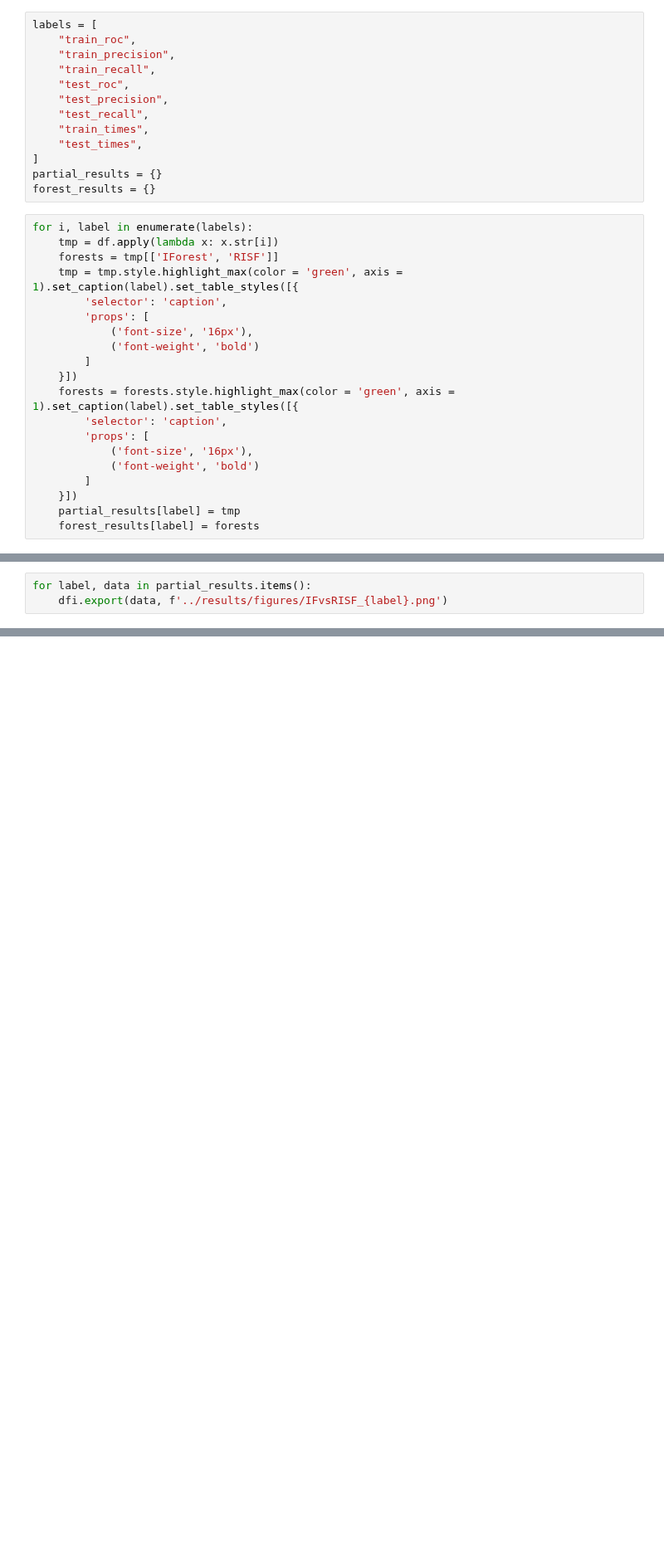
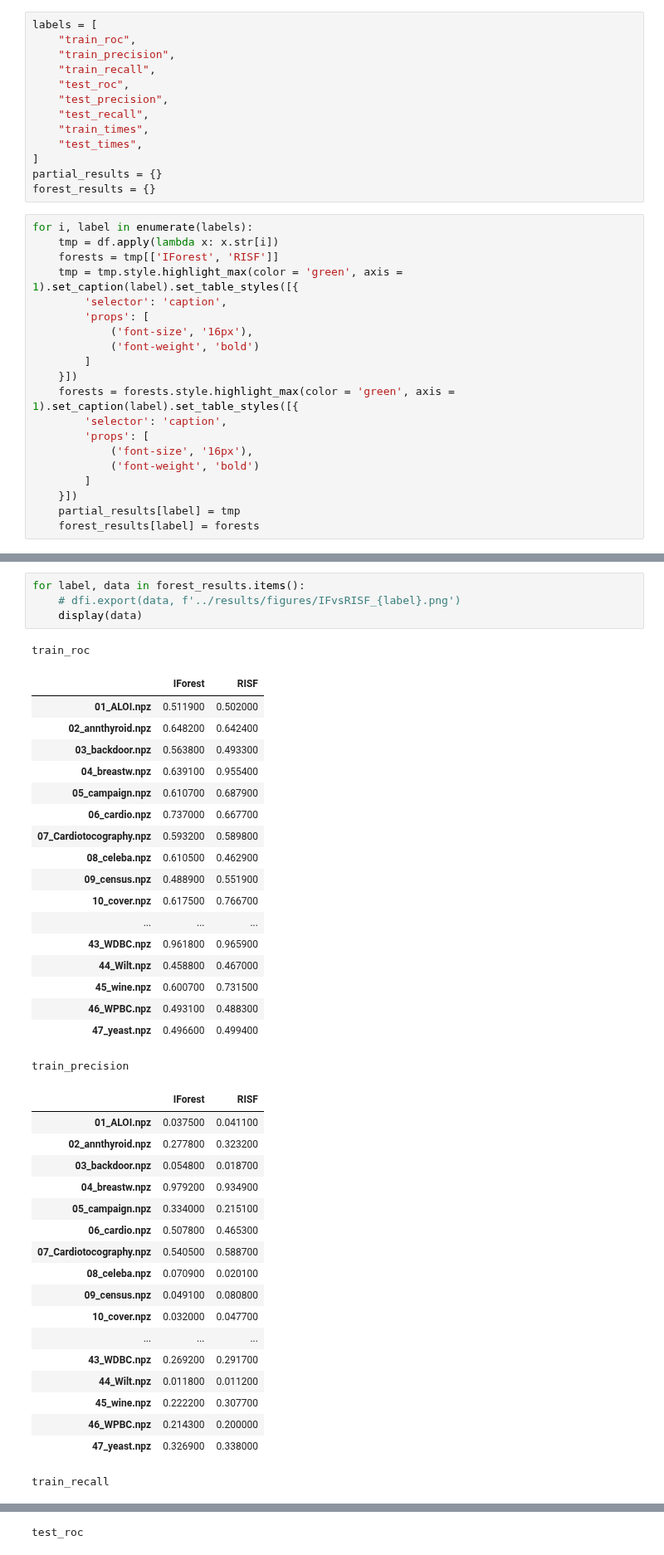
Before and after one commit to SebChw/RSIF, a Jupyter notebook: notebooks/visualitations.ipynb, the cells around one changed output, grey strips where cells are left out. Shown at 83% size. Cells and saved outputs as stored; diff of their text form; blank space fills up the shorter version.

```diff
--- a/notebooks/visualitations.ipynb
+++ b/notebooks/visualitations.ipynb
@@ -99,3 +189,42 @@ for label, data in partial_results.items():
 # %%
-for label, data in partial_results.items():
-    dfi.export(data, f'../results/figures/IFvsRISF_{label}.png')
+for label, data in forest_results.items():
+    # dfi.export(data, f'../results/figures/IFvsRISF_{label}.png')
+    display(data)
+# %% [output]
+train_roc
+|  | IForest | RISF |
+| 01_ALOI.npz | 0.511900 | 0.502000 |
+| 02_annthyroid.npz | 0.648200 | 0.642400 |
+| 03_backdoor.npz | 0.563800 | 0.493300 |
+| 04_breastw.npz | 0.639100 | 0.955400 |
+| 05_campaign.npz | 0.610700 | 0.687900 |
+| 06_cardio.npz | 0.737000 | 0.667700 |
+| 07_Cardiotocography.npz | 0.593200 | 0.589800 |
+| 08_celeba.npz | 0.610500 | 0.462900 |
+| 09_census.npz | 0.488900 | 0.551900 |
+| 10_cover.npz | 0.617500 | 0.766700 |
+| ... | ... | ... |
+| 43_WDBC.npz | 0.961800 | 0.965900 |
+| 44_Wilt.npz | 0.458800 | 0.467000 |
+| 45_wine.npz | 0.600700 | 0.731500 |
+| 46_WPBC.npz | 0.493100 | 0.488300 |
+| 47_yeast.npz | 0.496600 | 0.499400 |
+train_precision
+|  | IForest | RISF |
+| 01_ALOI.npz | 0.037500 | 0.041100 |
+| 02_annthyroid.npz | 0.277800 | 0.323200 |
+| 03_backdoor.npz | 0.054800 | 0.018700 |
+| 04_breastw.npz | 0.979200 | 0.934900 |
+| 05_campaign.npz | 0.334000 | 0.215100 |
+| 06_cardio.npz | 0.507800 | 0.465300 |
+| 07_Cardiotocography.npz | 0.540500 | 0.588700 |
+| 08_celeba.npz | 0.070900 | 0.020100 |
+| 09_census.npz | 0.049100 | 0.080800 |
+| 10_cover.npz | 0.032000 | 0.047700 |
+| ... | ... | ... |
+| 43_WDBC.npz | 0.269200 | 0.291700 |
+| 44_Wilt.npz | 0.011800 | 0.011200 |
+| 45_wine.npz | 0.222200 | 0.307700 |
+| 46_WPBC.npz | 0.214300 | 0.200000 |
+| 47_yeast.npz | 0.326900 | 0.338000 |
+train_recall
@@ -101,0 +248 @@ for label, data in partial_results.items():
+test_roc
```
Also changed, not shown: parts of 4 cells of this notebook, 23 other files.
